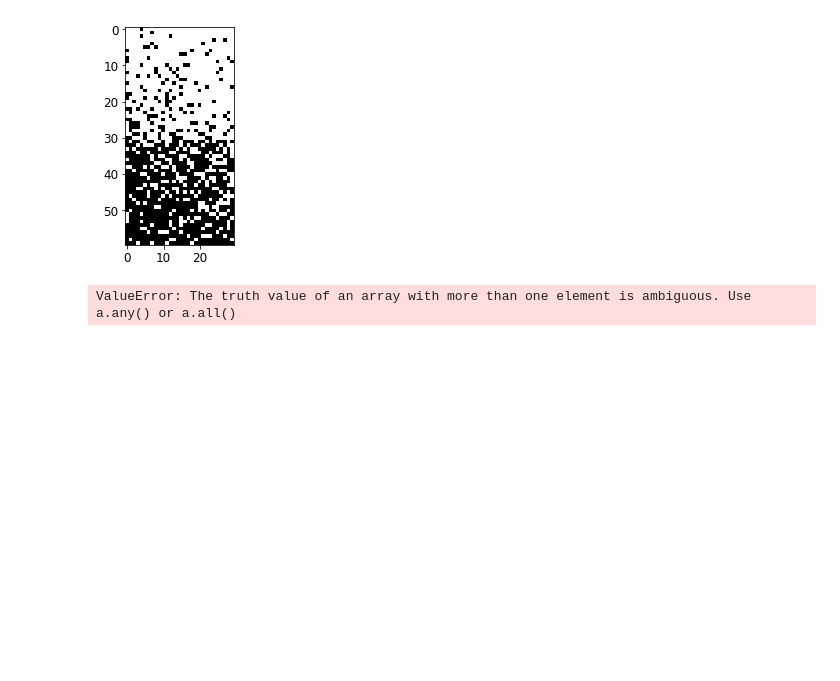
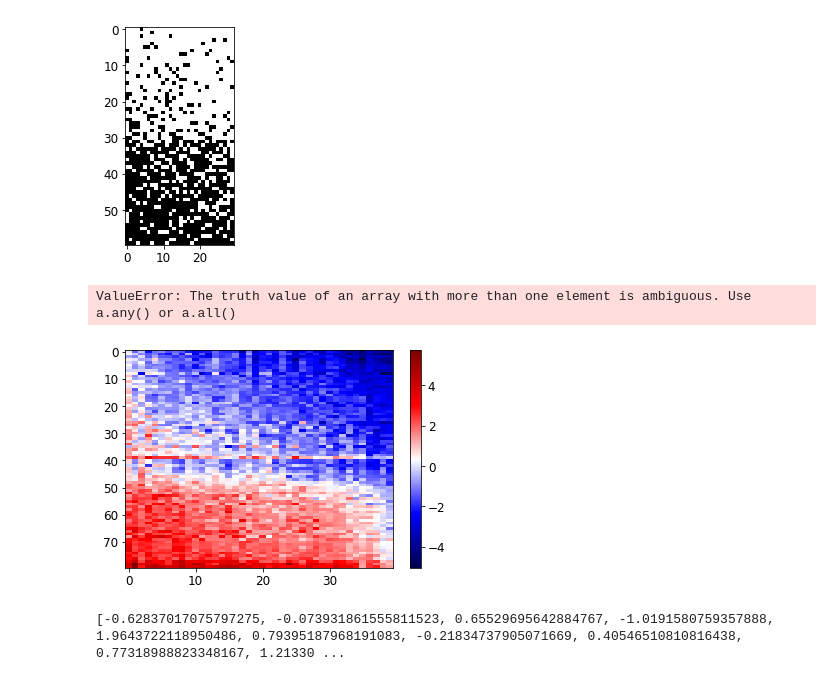
Before and after one commit to davidmrau/nlp1, a Jupyter notebook: experiments/Experiment_with_noun_verb_matrix.ipynb, the cells around one changed output. Cells and saved outputs as stored; diff of their text form; code cells hidden in the pictures; blank space fills up the shorter version.

```diff
--- a/experiments/Experiment_with_noun_verb_matrix.ipynb
+++ b/experiments/Experiment_with_noun_verb_matrix.ipynb
@@ -295,29 +298,34 @@ ValueError: The truth value of an array with more than one element is ambiguous.
 # %%
 # Todo sort columns and rows and make sense of it (by looking at frequencies)
 # split in NN and NNS
 matrix_NN = noun_verb_matrix_ratio[:n]
-matrix_NNS = np.array(noun_verb_matrix_ratio[n:] <1,dtype=int)
+matrix_NNS = noun_verb_matrix_ratio[n:]
 
 # sort after col
-matrix_NN_sorted_idx_col = np.argsort(matrix_NN.sum(axis=0))
+matrix_NN_sorted_idx_col = np.argsort(-matrix_NN.sum(axis=0))
 matrix_NN_sorted_col = matrix_NN[:, matrix_NN_sorted_idx_col]
-matrix_NNS_sorted_idx_col = np.argsort(matrix_NNS.sum(axis=0))
+matrix_NNS_sorted_idx_col = np.argsort(-matrix_NNS.sum(axis=0))
 matrix_NNS_sorted_col = matrix_NNS[:, matrix_NNS_sorted_idx_col]
 # sort after row
-matrix_NN_sorted_idx_row = np.argsort(-matrix_NN_sorted_col.sum(axis=1))
+matrix_NN_sorted_idx_row = np.argsort(matrix_NN_sorted_col.sum(axis=1))
 matrix_NN_sorted_row = matrix_NN_sorted_col[matrix_NN_sorted_idx_row,:]
-matrix_NNS_sorted_idx_row = np.argsort(-matrix_NNS_sorted_col.sum(axis=1))
+matrix_NNS_sorted_idx_row = np.argsort(matrix_NNS_sorted_col.sum(axis=1))
 matrix_NNS_sorted_row = matrix_NNS_sorted_col[matrix_NNS_sorted_idx_row,:]
 #concatenate matrices
 matrix = np.concatenate((matrix_NN_sorted_row,matrix_NNS_sorted_row),axis=0)
 
-print(matrix.shape)
 plt.imshow(matrix, cmap=cm.seismic,aspect='auto')
+plt.colorbar()
 plt.show()
 plt.imsave('matrix_plot_ratio.png',matrix, cmap=cm.seismic)
+# %% [output]
+[figure, added]
 # %%
-vector = []
+vector_verbs = []
 for i in range(n):
-    vector.append(counter[VBP[i]] / (counter[VBP[i]] + counter[VBZ[i]]))
-print(vector)
+    vector_verbs.append(np.log(counter[VBP[i]] /counter[VBZ[i]]))
+    #vector_verbs.append(counter[VBP[i]] / (counter[VBP[i]] + counter[VBZ[i]]))
+print(vector_verbs)
+# %% [output]
+[-0.62837017075797275, -0.073931861555811523, 0.65529695642884767, -1.0191580759357888, 1.9643722118950486, 0.79395187968191083, -0.21834737905071669, 0.40546510810816438, 0.77318988823348167, 1.21330 ...
 # %%
```
Also changed, not shown: parts of 6 cells of this notebook, 4 other files.
